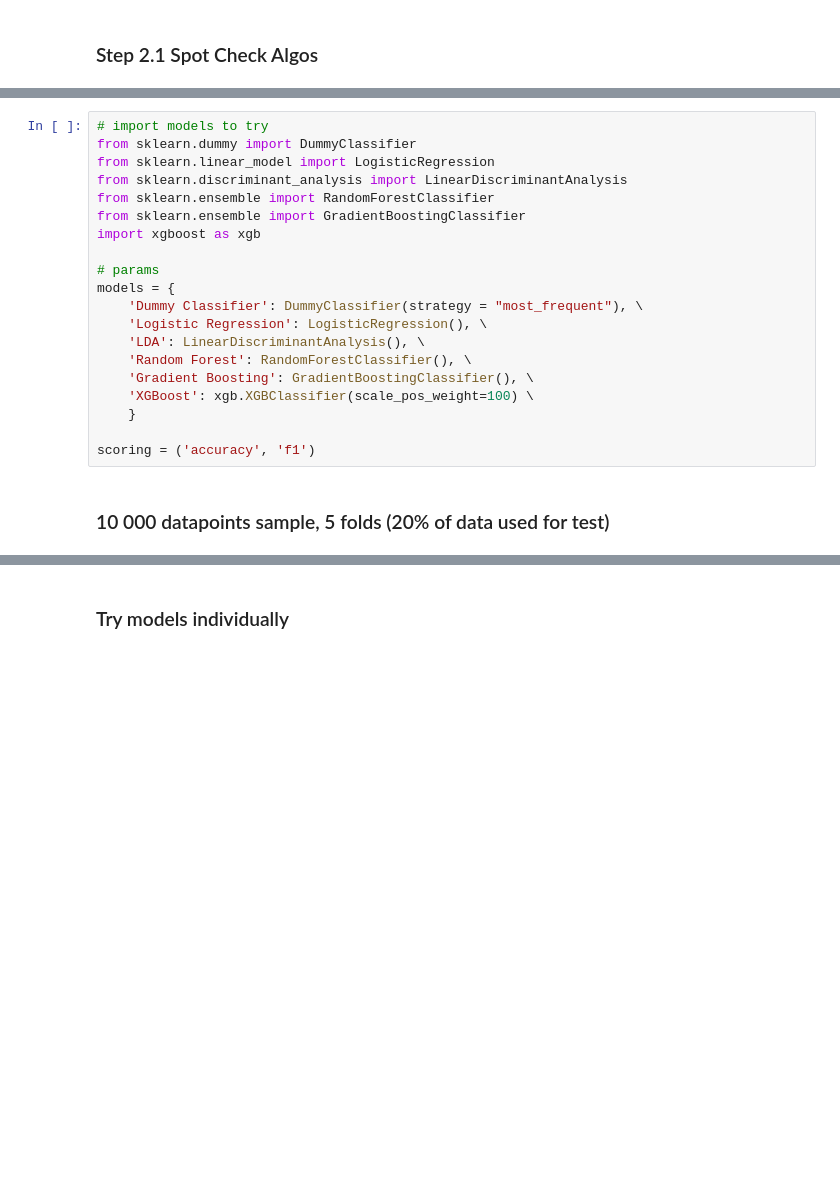
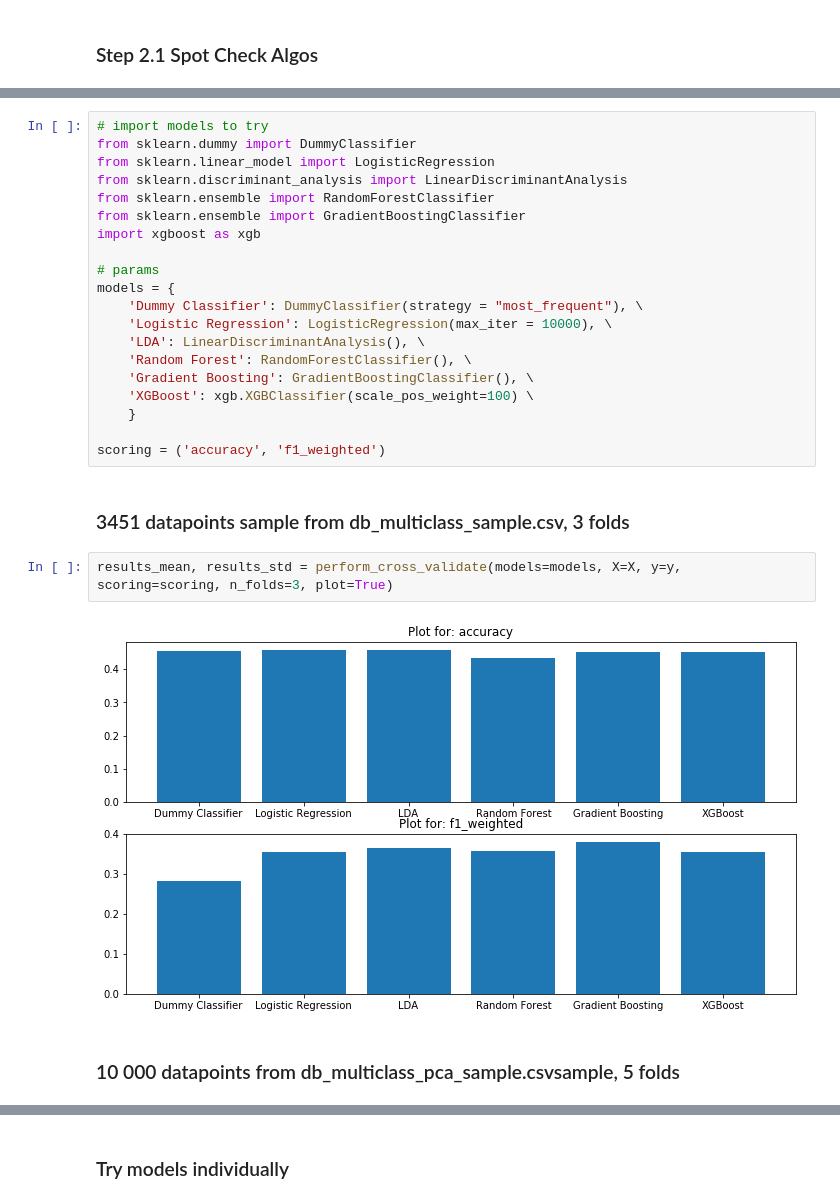
Before and after one commit to Isabelle-Dr/MidTerm-Project, a Jupyter notebook: Notebooks/4_Multiclass_classification.ipynb, the cells around one changed output, grey strips where cells are left out. Drawn from its saved outputs; the diff is of its cells as text; blank space fills up the shorter version.

```diff
--- a/Notebooks/4_Multiclass_classification.ipynb
+++ b/Notebooks/4_Multiclass_classification.ipynb
@@ -152,14 +152,20 @@ import xgboost as xgb
 # params
 models = {
     'Dummy Classifier': DummyClassifier(strategy = "most_frequent"), \
-    'Logistic Regression': LogisticRegression(), \
+    'Logistic Regression': LogisticRegression(max_iter = 10000), \
     'LDA': LinearDiscriminantAnalysis(), \
     'Random Forest': RandomForestClassifier(), \
     'Gradient Boosting': GradientBoostingClassifier(), \
     'XGBoost': xgb.XGBClassifier(scale_pos_weight=100) \
     }
 
-scoring = ('accuracy', 'f1')
+scoring = ('accuracy', 'f1_weighted')
+# %% [markdown]
+### 3451 datapoints sample from db_multiclass_sample.csv, 3 folds
+# %%
+results_mean, results_std = perform_cross_validate(models=models, X=X, y=y, scoring=scoring, n_folds=3, plot=True)
+# %% [output]
+[figure, added]
 # %% [markdown]
-### 10 000 datapoints sample, 5 folds (20% of data used for test)
+### 10 000 datapoints from db_multiclass_pca_sample.csvsample, 5 folds
 # %%
```
Also changed, not shown: parts of 5 cells of this notebook.
